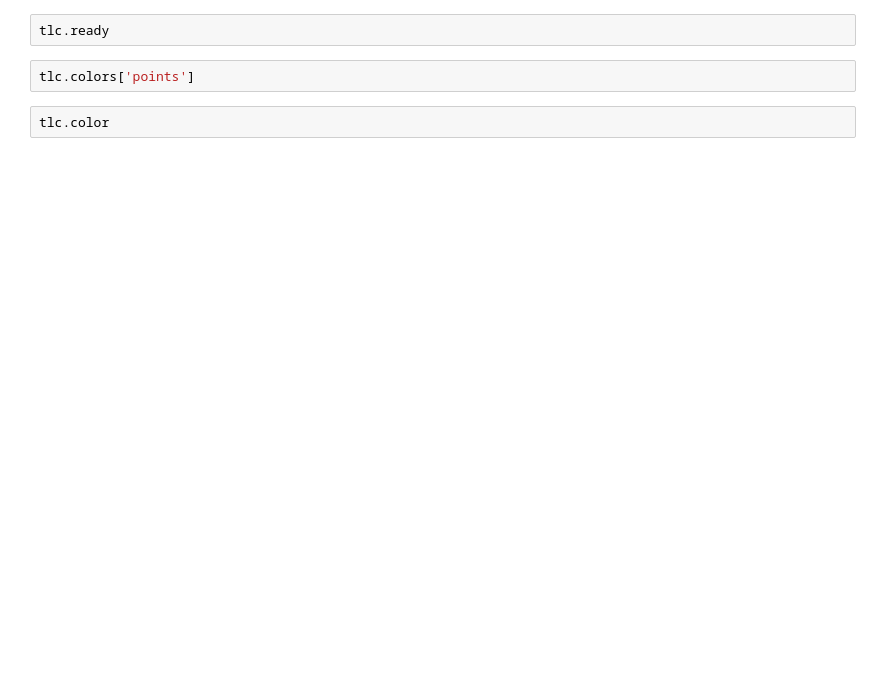
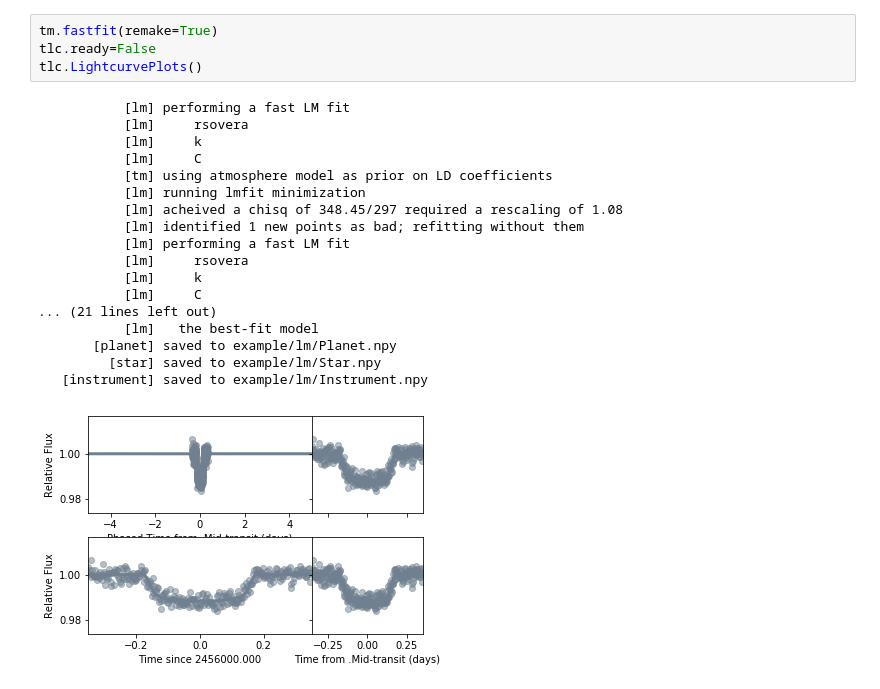
Before and after one commit to zkbt/transit, a Jupyter notebook: notebooks/testing.ipynb, the cells around one changed output. Drawn from its saved outputs; the diff is of its cells as text; blank space fills up the shorter version.

```diff
--- a/notebooks/testing.ipynb
+++ b/notebooks/testing.ipynb
@@ -62,6 +46,23 @@ NameError: global name 'mpfit' is not defined
-# %%
-tlc.ready
-# %%
-tlc.colors['points']
-# %%
-tlc.color
+# %%
+tm.fastfit(remake=True)
+tlc.ready=False
+tlc.LightcurvePlots()
+# %% [output]
+           [lm] performing a fast LM fit
+           [lm]     rsovera
+           [lm]     k
+           [lm]     C
+           [tm] using atmosphere model as prior on LD coefficients
+           [lm] running lmfit minimization
+           [lm] acheived a chisq of 348.45/297 required a rescaling of 1.08
+           [lm] identified 1 new points as bad; refitting without them
+           [lm] performing a fast LM fit
+           [lm]     rsovera
+           [lm]     k
+           [lm]     C
+... (21 lines left out)
+           [lm]   the best-fit model
+       [planet] saved to example/lm/Planet.npy
+         [star] saved to example/lm/Star.npy
+   [instrument] saved to example/lm/Instrument.npy
+[figure, added]
```
Also changed, not shown: parts of 13 cells of this notebook, 16 other files.
